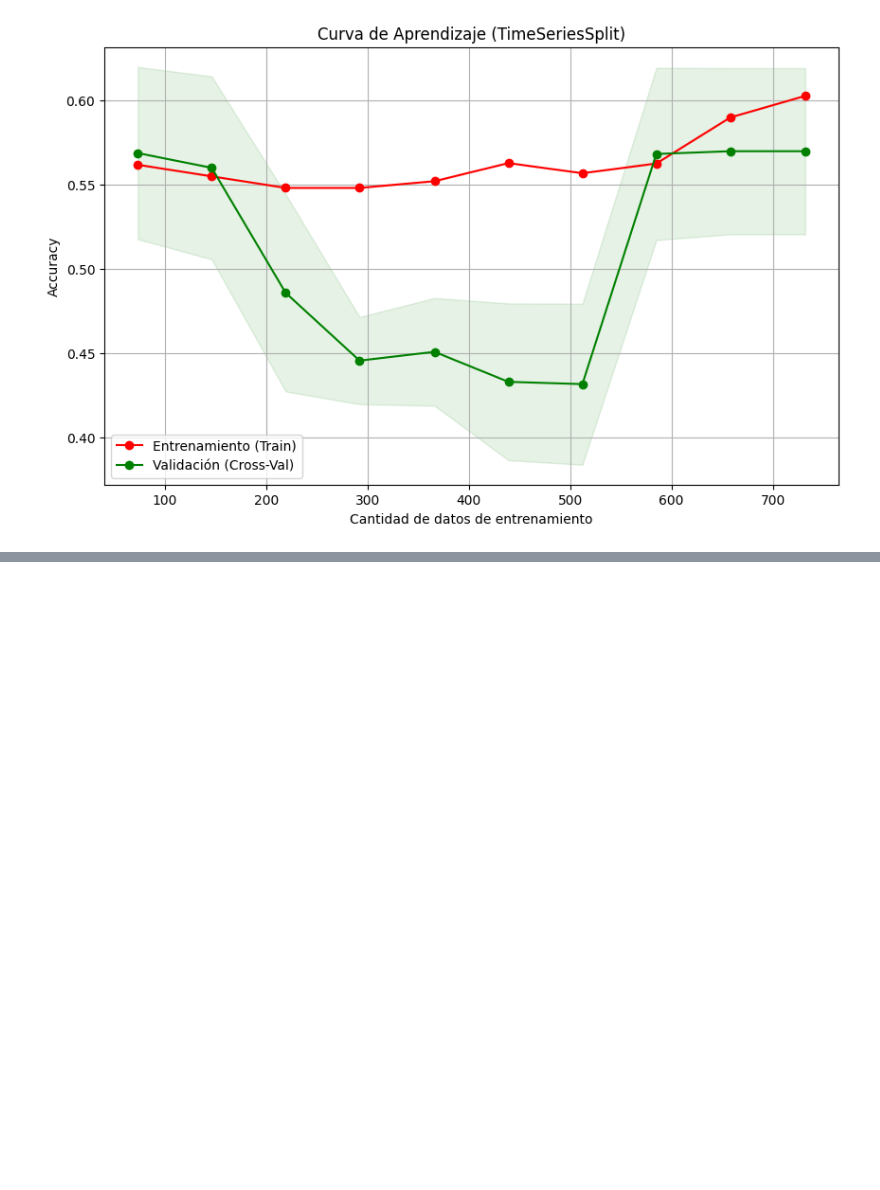
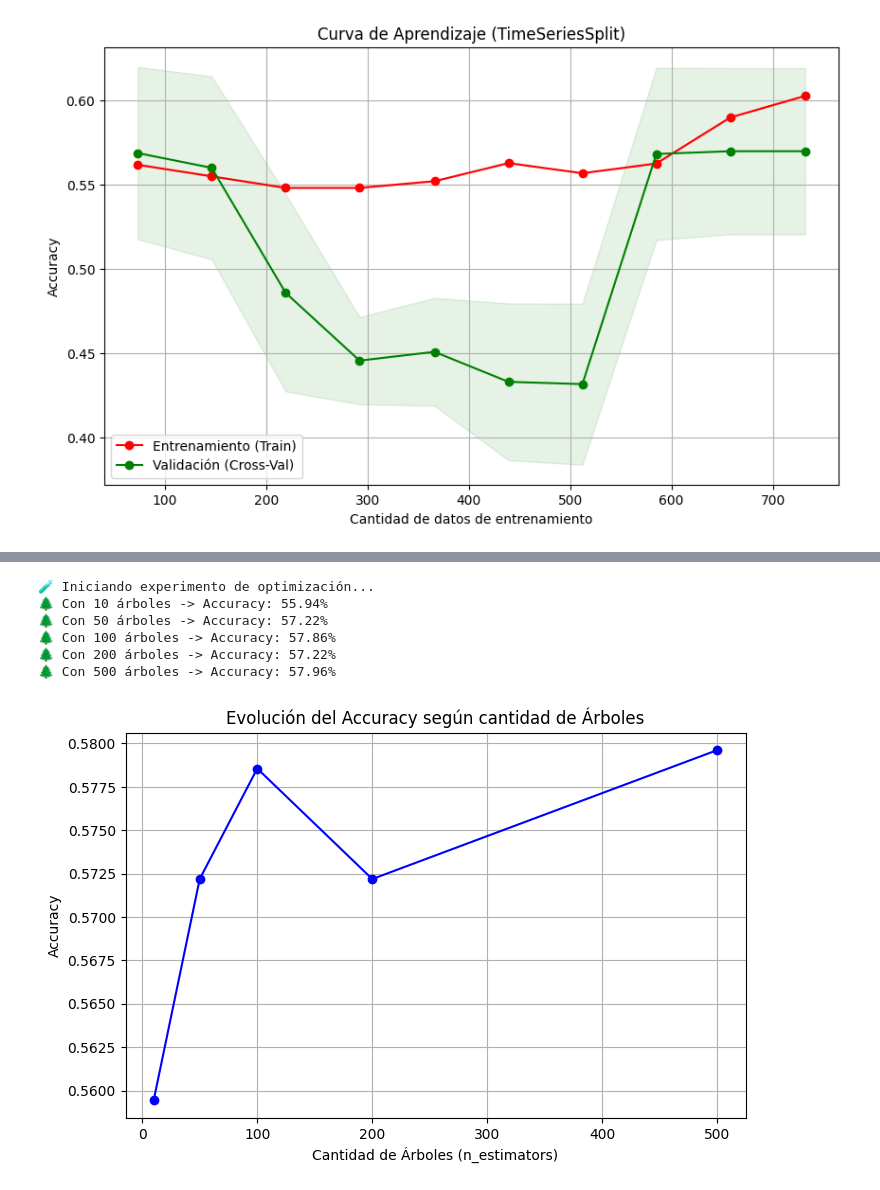
Before and after one commit to agustinBarrionuevo04/blue-dollar-ml, a Jupyter notebook: nootebooks/03_ml_basics.ipynb, the cells around one changed output, grey strips where cells are left out. Saved outputs shown, nothing was run; the diff lists cells and outputs as text; code cells hidden in the pictures; blank space fills up the shorter version.

Commit message:
Other attemp for upgradear the patterns for we models but we don't get improvements

```diff
--- a/nootebooks/03_ml_basics.ipynb
+++ b/nootebooks/03_ml_basics.ipynb
@@ -120,0 +194,39 @@ plot_learning_curve(model, x_train_scaled, y_train)
+# %%
+import matplotlib.pyplot as plt
+
+# Lista de cantidades de árboles a probar
+n_trees_list = [10, 50, 100, 200, 500]
+resultados = []
+
+print("🧪 Iniciando experimento de optimización...")
+
+for n in n_trees_list:
+    # Creamos el modelo con n árboles
+    # n_jobs=-1 usa todos los núcleos de tu CPU para ir rápido
+    rf = RandomForestClassifier(n_estimators=n, min_samples_split=20, random_state=42, n_jobs=-1)
+
+    # Entrenamos
+    rf.fit(x_train_scaled, y_train)
+
+    # Probamos
+    acc = accuracy_score(y_test, rf.predict(x_test_scaled))
+    resultados.append(acc)
+
+    print(f"🌲 Con {n} árboles -> Accuracy: {acc:.2%}")
+
+# --- GRAFICAMOS EL RESULTADO ---
+plt.figure(figsize=(8, 5))
+plt.plot(n_trees_list, resultados, marker='o', linestyle='-', color='b')
+plt.title("Evolución del Accuracy según cantidad de Árboles")
+plt.xlabel("Cantidad de Árboles (n_estimators)")
+plt.ylabel("Accuracy")
+plt.grid(True)
+plt.show()
+# %% [output]
+🧪 Iniciando experimento de optimización...
+🌲 Con 10 árboles -> Accuracy: 55.94%
+🌲 Con 50 árboles -> Accuracy: 57.22%
+🌲 Con 100 árboles -> Accuracy: 57.86%
+🌲 Con 200 árboles -> Accuracy: 57.22%
+🌲 Con 500 árboles -> Accuracy: 57.96%
+[figure, added]
```
Also changed, not shown: parts of 4 cells of this notebook.
